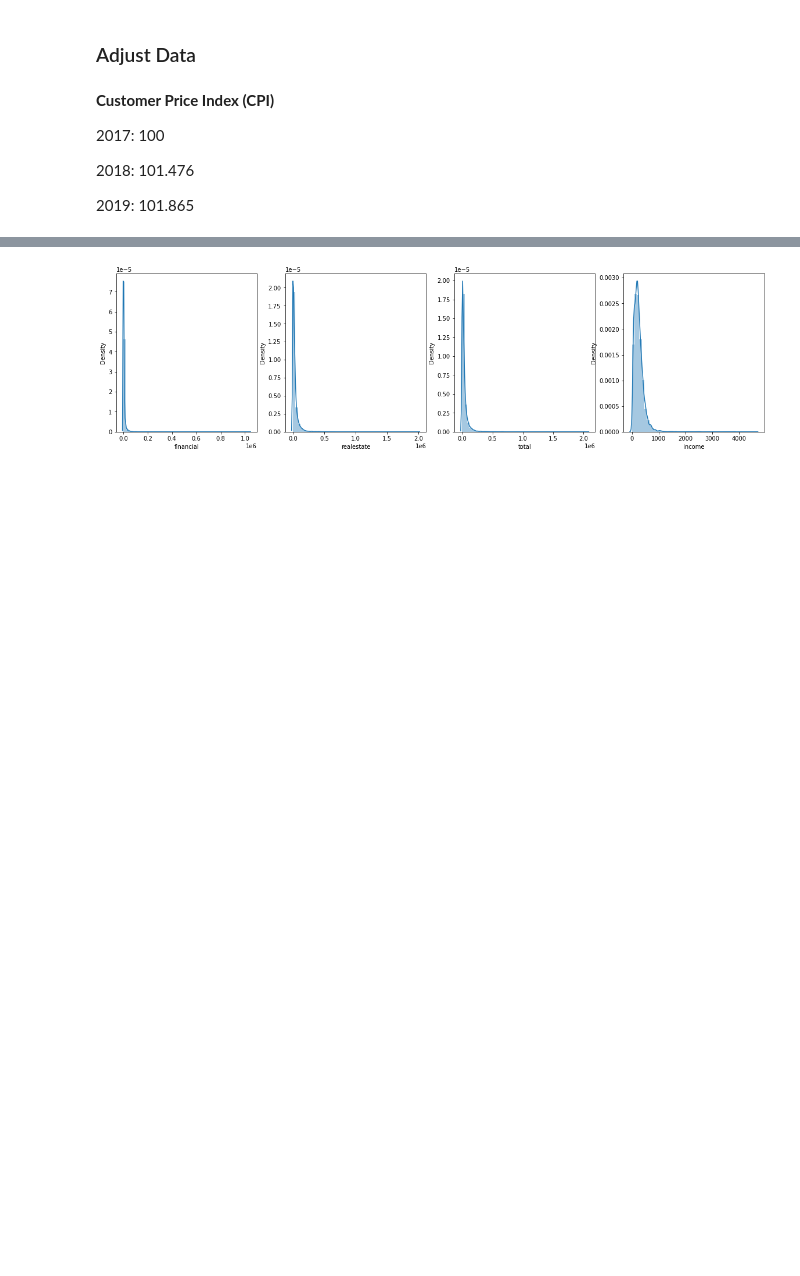
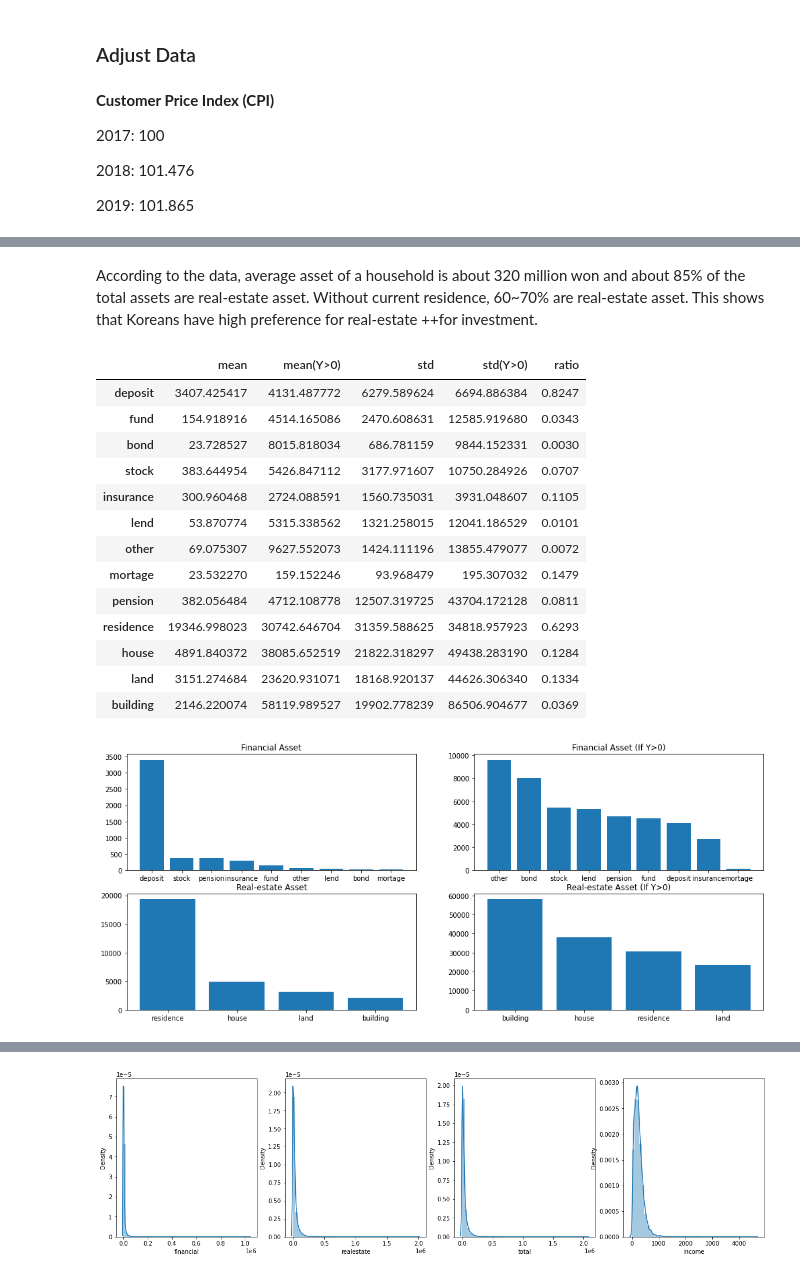
Before and after one commit to jinwls/Relative_Deprivation_Risk_Preference, a Jupyter notebook: explore.ipynb, the cells around one changed output, grey strips where cells are left out. Cells and saved outputs as stored; diff of their text form; code cells hidden in the pictures; blank space fills up the shorter version.

```diff
--- a/explore.ipynb
+++ b/explore.ipynb
@@ -5,3 +5,4 @@ import matplotlib.pyplot as plt
 import seaborn as sns
 import warnings
 warnings.filterwarnings('ignore')
+pd.set_option('display.max_columns', None)
@@ -267,0 +331,2 @@ df['total'] = df['financial'] + df['realestate']
+# %% [markdown]
+According to the data, average asset of a household is about 320 million won and about 85% of the total assets are real-estate asset. Without current residence, 60~70% are real-estate asset. This shows that Koreans have high preference for real-estate ++for investment.
@@ -267,0 +346,52 @@ df['total'] = df['financial'] + df['realestate']
+# %%
+# Asset Proportion
+f,ax = plt.subplots(2,2,figsize=(17,7))
+result = eda[fin].mean().sort_values(ascending=False)
+ax[0,0].bar(result.index, result.values)
+ax[0,0].set_title('Financial Asset')
+
+result = eda[fin].replace(0,np.NaN).mean().sort_values(ascending=False)
+ax[0,1].bar(result.index, result.values)
+ax[0,1].set_title('Financial Asset (If Y>0)')
+
+result = eda[re].mean().sort_values(ascending=False)
+ax[1,0].bar(result.index, result.values)
+ax[1,0].set_title('Real-estate Asset')
+
+result = eda[re].replace(0,np.NaN).mean().sort_values(ascending=False)
+ax[1,1].bar(result.index, result.values)
+ax[1,1].set_title('Real-estate Asset (If Y>0)')
+
+
+# Ratio of Asset Owners
+ratio = []
+for i in fin+re:
+    ratio.append(round(eda[eda[i] > 0].shape[0] / eda.shape[0],4))
+
+# Mean and Std of Assets
+ds = []
+ds.append(eda[fin+re].mean().values)
+ds.append(eda[fin+re].replace(0,np.NaN).mean().values)
+ds.append(eda[fin+re].std().values)
+ds.append(eda[fin+re].replace(0,np.NaN).std().values)
+ds = pd.DataFrame(ds,
+             index=['mean','mean(Y>0)','std','std(Y>0)'],
+             columns=(fin+re)).T
+ds['ratio'] = ratio
+ds
+# %% [output]
+|  | mean | mean(Y>0) | std | std(Y>0) | ratio |
+| deposit | 3407.425417 | 4131.487772 | 6279.589624 | 6694.886384 | 0.8247 |
+| fund | 154.918916 | 4514.165086 | 2470.608631 | 12585.919680 | 0.0343 |
+| bond | 23.728527 | 8015.818034 | 686.781159 | 9844.152331 | 0.0030 |
+| stock | 383.644954 | 5426.847112 | 3177.971607 | 10750.284926 | 0.0707 |
+| insurance | 300.960468 | 2724.088591 | 1560.735031 | 3931.048607 | 0.1105 |
+| lend | 53.870774 | 5315.338562 | 1321.258015 | 12041.186529 | 0.0101 |
+| other | 69.075307 | 9627.552073 | 1424.111196 | 13855.479077 | 0.0072 |
+| mortage | 23.532270 | 159.152246 | 93.968479 | 195.307032 | 0.1479 |
+| pension | 382.056484 | 4712.108778 | 12507.319725 | 43704.172128 | 0.0811 |
+| residence | 19346.998023 | 30742.646704 | 31359.588625 | 34818.957923 | 0.6293 |
+| house | 4891.840372 | 38085.652519 | 21822.318297 | 49438.283190 | 0.1284 |
+| land | 3151.274684 | 23620.931071 | 18168.920137 | 44626.306340 | 0.1334 |
+| building | 2146.220074 | 58119.989527 | 19902.778239 | 86506.904677 | 0.0369 |
+[figure, added]
```
Also changed, not shown: parts of 51 cells of this notebook, 2 other files.
